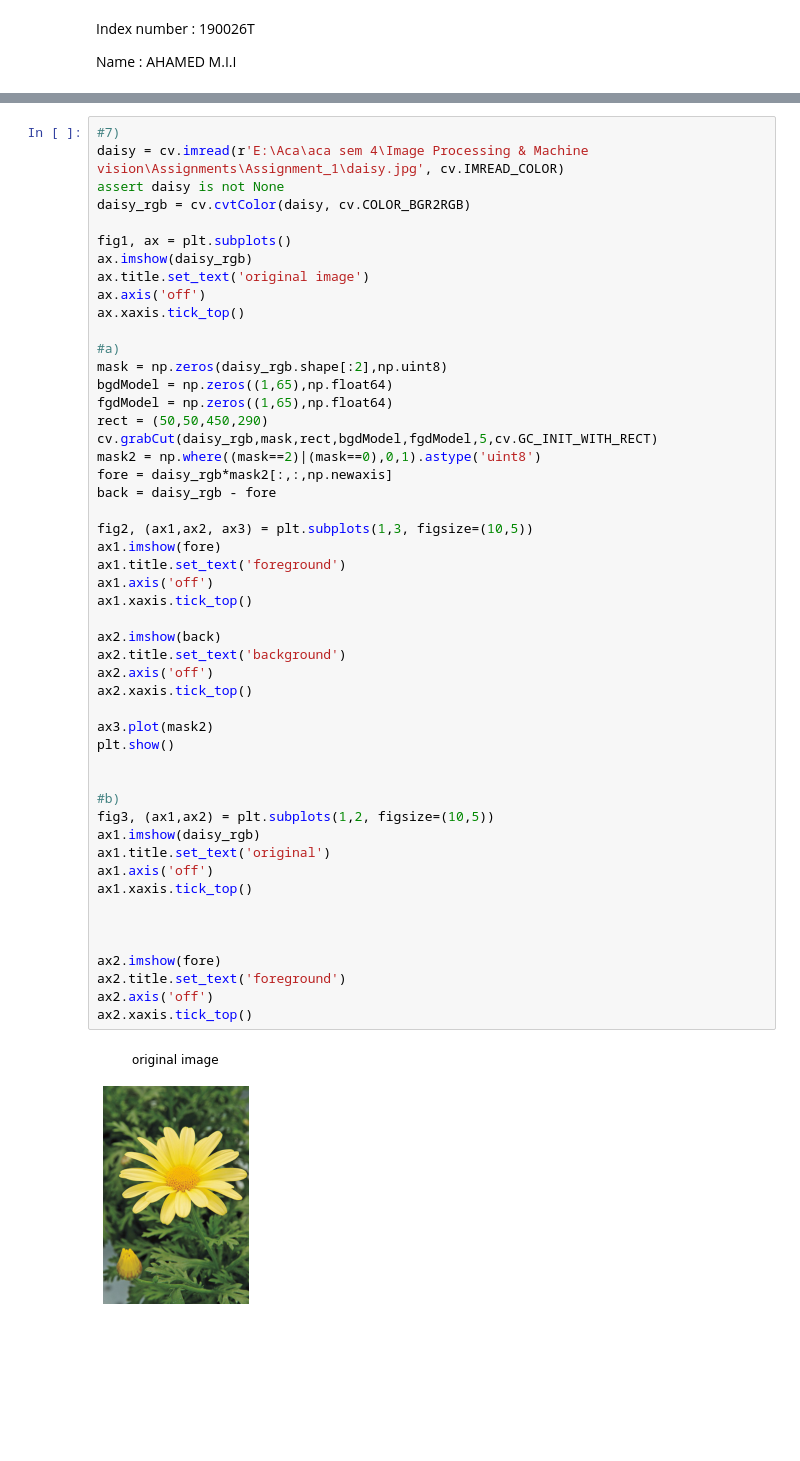
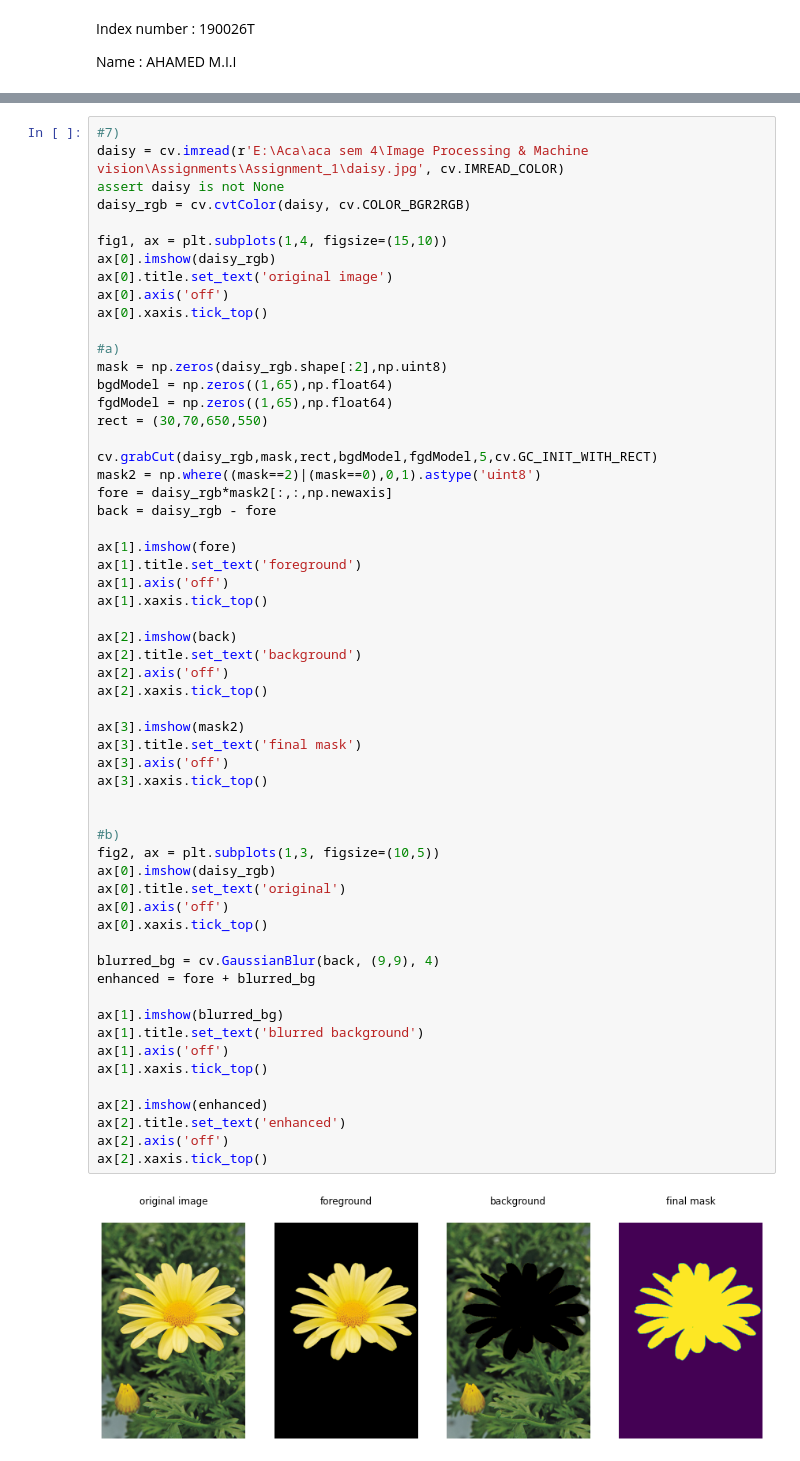
Before and after one commit to ishrath99/S4_EN_2550, a Jupyter notebook: Assignments/Assignment_1/190026T_en2550_assignment_01.ipynb, the cells around one changed output, grey strips where cells are left out. Drawn from its saved outputs; the diff is of its cells as text; blank space fills up the shorter version.

```diff
--- a/Assignments/Assignment_1/190026T_en2550_assignment_01.ipynb
+++ b/Assignments/Assignment_1/190026T_en2550_assignment_01.ipynb
@@ -266,52 +394,60 @@ ax[3].imshow(grad_mag2, cmap = 'gray', vmin =-1020, vmax=1020)
 # %%
 #7)
 daisy = cv.imread(r'E:\Aca\aca sem 4\Image Processing & Machine vision\Assignments\Assignment_1\daisy.jpg', cv.IMREAD_COLOR)
 assert daisy is not None
 daisy_rgb = cv.cvtColor(daisy, cv.COLOR_BGR2RGB)
 
-fig1, ax = plt.subplots()
-ax.imshow(daisy_rgb)
-ax.title.set_text('original image')
-ax.axis('off')
-ax.xaxis.tick_top()
+fig1, ax = plt.subplots(1,4, figsize=(15,10))
+ax[0].imshow(daisy_rgb)
+ax[0].title.set_text('original image')
+ax[0].axis('off')
+ax[0].xaxis.tick_top()
 
 #a)
 mask = np.zeros(daisy_rgb.shape[:2],np.uint8)
 bgdModel = np.zeros((1,65),np.float64)
 fgdModel = np.zeros((1,65),np.float64)
-rect = (50,50,450,290)
+rect = (30,70,650,550)
+
 cv.grabCut(daisy_rgb,mask,rect,bgdModel,fgdModel,5,cv.GC_INIT_WITH_RECT)
 mask2 = np.where((mask==2)|(mask==0),0,1).astype('uint8')
 fore = daisy_rgb*mask2[:,:,np.newaxis]
 back = daisy_rgb - fore
 
-fig2, (ax1,ax2, ax3) = plt.subplots(1,3, figsize=(10,5))
-ax1.imshow(fore)
-ax1.title.set_text('foreground')
-ax1.axis('off')
-ax1.xaxis.tick_top()
+ax[1].imshow(fore)
+ax[1].title.set_text('foreground')
+ax[1].axis('off')
+ax[1].xaxis.tick_top()
 
-ax2.imshow(back)
-ax2.title.set_text('background')
-ax2.axis('off')
-ax2.xaxis.tick_top()
+ax[2].imshow(back)
+ax[2].title.set_text('background')
+ax[2].axis('off')
+ax[2].xaxis.tick_top()
 
-ax3.plot(mask2)
-plt.show()
+ax[3].imshow(mask2)
+ax[3].title.set_text('final mask')
+ax[3].axis('off')
+ax[3].xaxis.tick_top()
 
 
 #b)
-fig3, (ax1,ax2) = plt.subplots(1,2, figsize=(10,5))
-ax1.imshow(daisy_rgb)
-ax1.title.set_text('original')
-ax1.axis('off')
-ax1.xaxis.tick_top()
+fig2, ax = plt.subplots(1,3, figsize=(10,5))
+ax[0].imshow(daisy_rgb)
+ax[0].title.set_text('original')
+ax[0].axis('off')
+ax[0].xaxis.tick_top()
 
+blurred_bg = cv.GaussianBlur(back, (9,9), 4)
+enhanced = fore + blurred_bg
 
+ax[1].imshow(blurred_bg)
+ax[1].title.set_text('blurred background')
+ax[1].axis('off')
+ax[1].xaxis.tick_top()
 
-ax2.imshow(fore)
-ax2.title.set_text('foreground')
-ax2.axis('off')
-ax2.xaxis.tick_top()
+ax[2].imshow(enhanced)
+ax[2].title.set_text('enhanced')
+ax[2].axis('off')
+ax[2].xaxis.tick_top()
 # %% [output]
-[figure, old version]
+[figure, new version]
```
Also changed, not shown: parts of 10 cells of this notebook, 2 other files.
